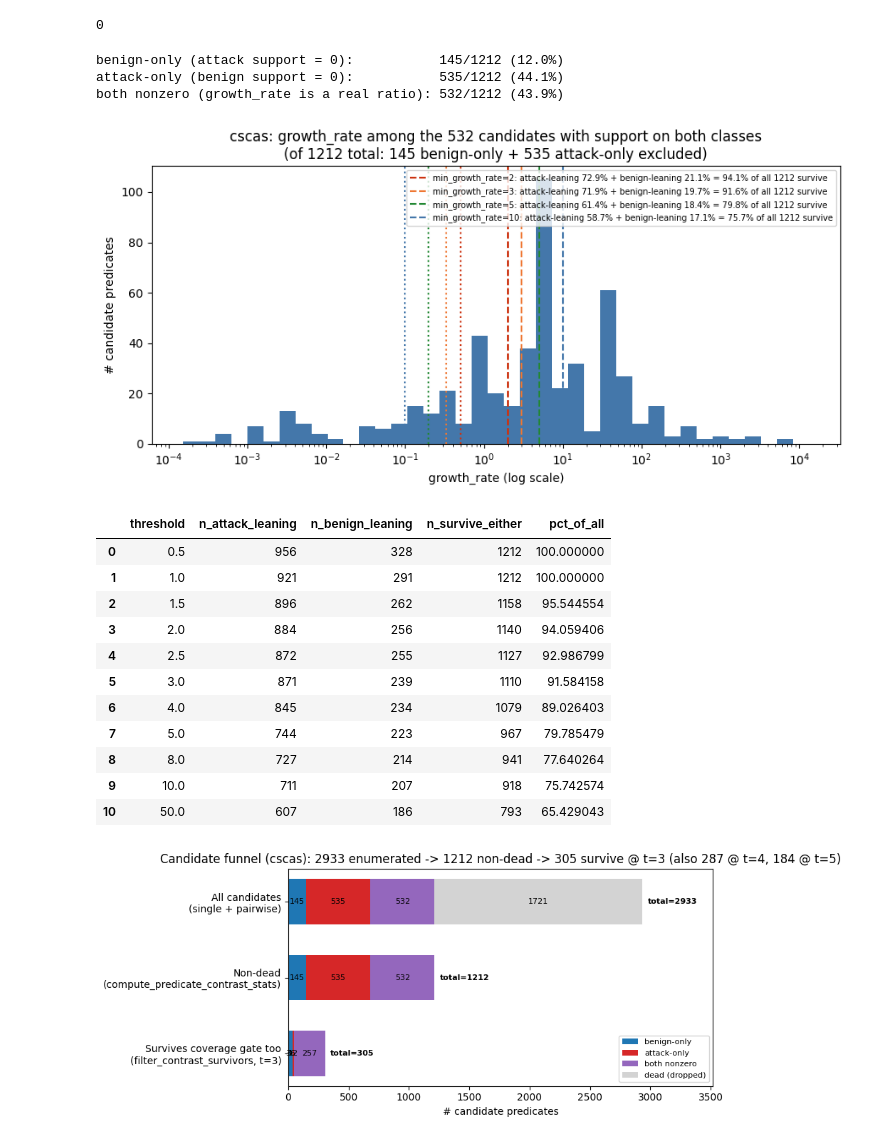
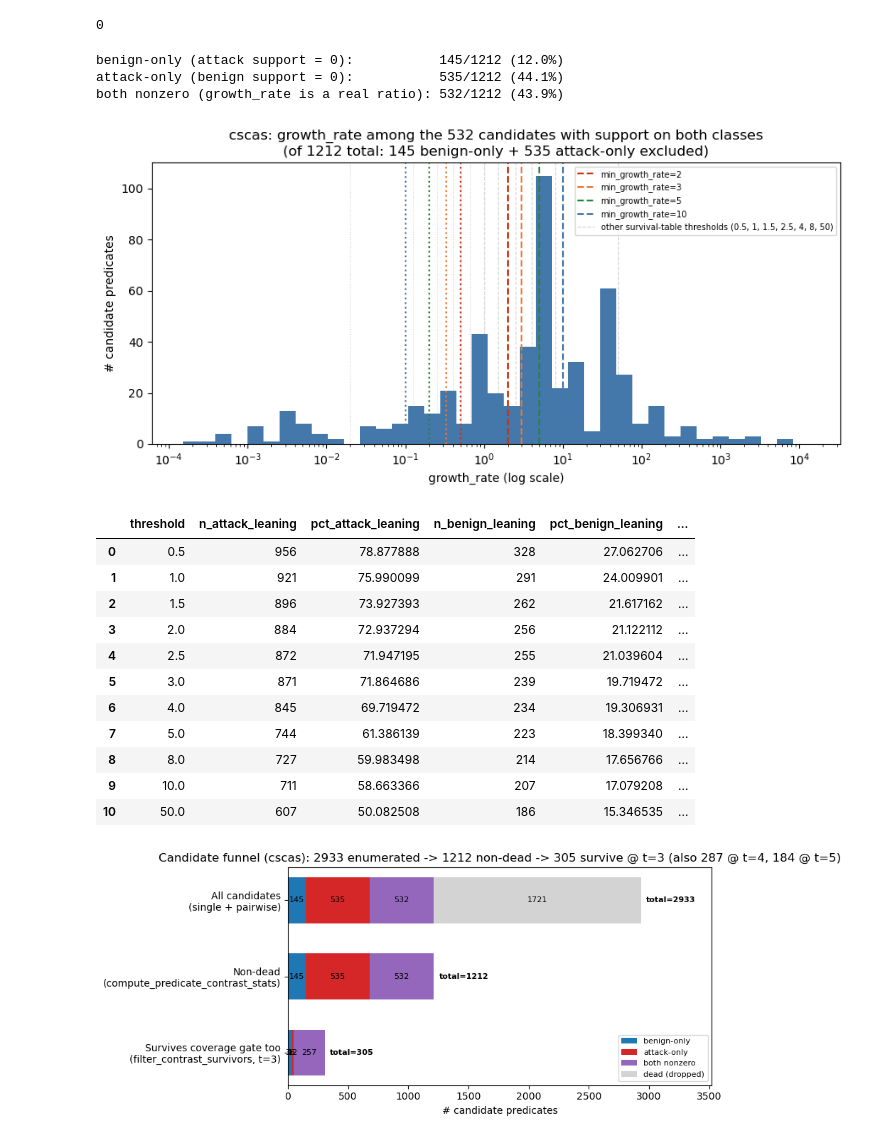
Before and after one commit to annaneliaa/msc-thesis, a Jupyter notebook: src/thesis/notebooks/mining/attribute_mining_sweep_eda.ipynb, the cells around one changed output. Drawn from its saved outputs; the diff is of its cells as text; code cells hidden in the pictures.

```diff
--- a/src/thesis/notebooks/mining/attribute_mining_sweep_eda.ipynb
+++ b/src/thesis/notebooks/mining/attribute_mining_sweep_eda.ipynb
@@ -514,6 +514,7 @@ gc.collect()
 0
 # %%
 CURRENT_THRESHOLDS = STEP1_GROWTH_RATES  # the growth_rate grid sweep_attribute_schema.py actually sweeps
+SURVIVAL_THRESHOLDS = [0.5, 1.0, 1.5, 2.0, 2.5, 3.0, 4.0, 5.0, 8.0, 10.0, 50.0]  # finer grid for the table + figure below
 
 # contrast_stats no longer contains "dead" candidates (compute_predicate_
 # contrast_stats drops them upstream now), but growth_rate is still not a
@@ -556,52 +557,66 @@ palette = ["#CC3311", "#EE7733", "#228833", "#4477AA", "#AA3377"]
 for t, color in zip(CURRENT_THRESHOLDS, palette):
     attack_leaning = gr >= t
     benign_leaning = (cb > 0) & (gr <= 1.0 / t)
     pct_either = (attack_leaning | benign_leaning).mean() * 100
     ax.axvline(t, color=color, linestyle="--", linewidth=1.5,
-               label=(f"min_growth_rate={t:g}: attack-leaning {attack_leaning.mean()*100:.1f}% "
-                      f"+ benign-leaning {benign_leaning.mean()*100:.1f}% = {pct_either:.1f}% of all {n_total} survive"))
+               label=(f"min_growth_rate={t:g}"))
     ax.axvline(1.0 / t, color=color, linestyle=":", linewidth=1.5)
+
+# Other thresholds from the finer SURVIVAL_THRESHOLDS grid below (not actually
+# swept by sweep_attribute_schema.py) -- drawn as light reference lines so the
+# real "elbow" is visible across the whole grid, not just {3,4,5}. One shared
+# legend entry rather than one per line, to avoid drowning out the swept values.
+_other_thresholds = [t for t in SURVIVAL_THRESHOLDS if t not in CURRENT_THRESHOLDS]
+for t in _other_thresholds:
+    ax.axvline(t, color=NEUTRAL_COLOR, linestyle="--", linewidth=0.8, alpha=0.6, zorder=0)
+    ax.axvline(1.0 / t, color=NEUTRAL_COLOR, linestyle=":", linewidth=0.8, alpha=0.6, zorder=0)
+ax.plot([], [], color=NEUTRAL_COLOR, linestyle="--", linewidth=0.8, alpha=0.6,
+        label=f"other survival-table thresholds ({', '.join(f'{t:g}' for t in _other_thresholds)})")
 ax.legend(loc="upper right", fontsize=7)
 plt.tight_layout()
 plt.show()
 
 # Finer-grained survival table, including thresholds well below the current
 # grid, to see where the real "elbow" (the point candidate survival actually
 # drops sharply) sits relative to {3.0, 4.0, 5.0} -- split by direction to
 # match filter_contrast_survivors's either-side keep rule. Percentages are
 # now of n_total (post dead-drop), not the old pre-fix 2933. Note this is
 # growth_rate only; min_attack_coverage/min_benign_coverage gates aren't
-# applied here.
+# applied here. n_kept_by_growth_rate / pct_kept_by_growth_rate are the union
+# of the attack-leaning and benign-leaning pools -- what the growth_rate gate
+# alone would let through, before either coverage floor is applied.
 survival = pd.DataFrame(
     [
         {
             "threshold": t,
             "n_attack_leaning": int((gr >= t).sum()),
+            "pct_attack_leaning": (gr >= t).mean() * 100,
             "n_benign_leaning": int(((cb > 0) & (gr <= 1.0 / t)).sum()),
-            "n_survive_either": int(((gr >= t) | ((cb > 0) & (gr <= 1.0 / t))).sum()),
-            "pct_of_all": (((gr >= t) | ((cb > 0) & (gr <= 1.0 / t))).mean()) * 100,
+            "pct_benign_leaning": ((cb > 0) & (gr <= 1.0 / t)).mean() * 100,
+            "n_kept_by_growth_rate": int(((gr >= t) | ((cb > 0) & (gr <= 1.0 / t))).sum()),
+            "pct_kept_by_growth_rate": (((gr >= t) | ((cb > 0) & (gr <= 1.0 / t))).mean()) * 100,
         }
-        for t in [0.5, 1.0, 1.5, 2.0, 2.5, 3.0, 4.0, 5.0, 8.0, 10.0, 50.0]
+        for t in SURVIVAL_THRESHOLDS
     ]
 )
 survival
 # %% [output]
 benign-only (attack support = 0):           145/1212 (12.0%)
 attack-only (benign support = 0):           535/1212 (44.1%)
 both nonzero (growth_rate is a real ratio): 532/1212 (43.9%)
-[figure, old version]
+[figure, new version]
-|  | threshold | n_attack_leaning | n_benign_leaning | n_survive_either | pct_of_all |
-| 0 | 0.5 | 956 | 328 | 1212 | 100.000000 |
-| 1 | 1.0 | 921 | 291 | 1212 | 100.000000 |
-| 2 | 1.5 | 896 | 262 | 1158 | 95.544554 |
-| 3 | 2.0 | 884 | 256 | 1140 | 94.059406 |
-| 4 | 2.5 | 872 | 255 | 1127 | 92.986799 |
-| 5 | 3.0 | 871 | 239 | 1110 | 91.584158 |
-| 6 | 4.0 | 845 | 234 | 1079 | 89.026403 |
-| 7 | 5.0 | 744 | 223 | 967 | 79.785479 |
-| 8 | 8.0 | 727 | 214 | 941 | 77.640264 |
-| 9 | 10.0 | 711 | 207 | 918 | 75.742574 |
-| 10 | 50.0 | 607 | 186 | 793 | 65.429043 |
+|  | threshold | n_attack_leaning | pct_attack_leaning | n_benign_leaning | pct_benign_leaning | ... |
+| 0 | 0.5 | 956 | 78.877888 | 328 | 27.062706 | ... |
+| 1 | 1.0 | 921 | 75.990099 | 291 | 24.009901 | ... |
+| 2 | 1.5 | 896 | 73.927393 | 262 | 21.617162 | ... |
+| 3 | 2.0 | 884 | 72.937294 | 256 | 21.122112 | ... |
+| 4 | 2.5 | 872 | 71.947195 | 255 | 21.039604 | ... |
+| 5 | 3.0 | 871 | 71.864686 | 239 | 19.719472 | ... |
+| 6 | 4.0 | 845 | 69.719472 | 234 | 19.306931 | ... |
+| 7 | 5.0 | 744 | 61.386139 | 223 | 18.399340 | ... |
+| 8 | 8.0 | 727 | 59.983498 | 214 | 17.656766 | ... |
+| 9 | 10.0 | 711 | 58.663366 | 207 | 17.079208 | ... |
+| 10 | 50.0 | 607 | 50.082508 | 186 | 15.346535 | ... |
 # %%
 # Funnel: all enumerated single+pairwise candidates -> non-dead (dead
 # dropped inside compute_predicate_contrast_stats itself) -> survives
```
Also changed, not shown: parts of 14 cells of this notebook, 20 other files.
